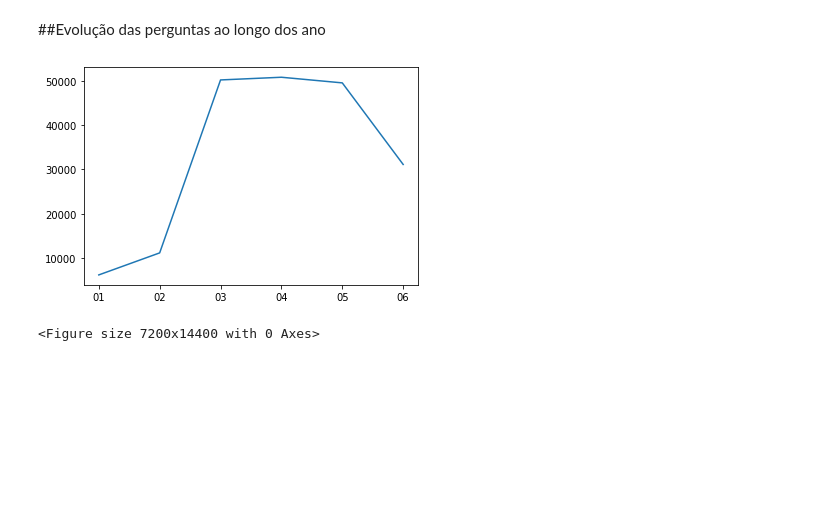
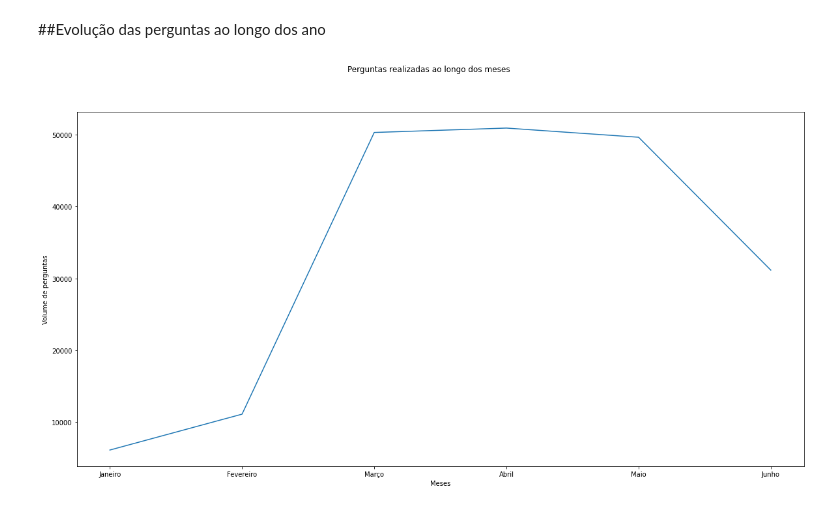
Before and after one commit to albert-melo/ProgCiencia-de-Dados, a Jupyter notebook: WorkProgCienciaDados.ipynb, the cells around one changed output. Saved outputs shown, nothing was run; the diff lists cells and outputs as text; code cells hidden in the pictures; blank space fills up the shorter version.

Commit message:
Inserido o grafico das postagens de perguntas ao longo dos meses

```diff
--- a/WorkProgCienciaDados.ipynb
+++ b/WorkProgCienciaDados.ipynb
@@ -352,26 +320,28 @@ KeyError: ignored
 
 ##Evolução das perguntas ao longo dos ano
 # %%
-meses = ['Janeiro','Fevereiro', 'Março', 'Abril', 'Maio', 'Junho', 'Julho', 'Agosto', 'Setembro', 'Outubro', 'Novembro', 'Dezembro']
+meses = ['Janeiro','Fevereiro', 'Março', 'Abril', 'Maio', 'Junho']
+duvidasDB2 = duvidasDB
+duvidasDB2['data'] = pd.to_datetime(duvidasDB2['data'])
+duvidasDB2['mes'] = duvidasDB2['data'].dt.strftime('%m')
+duvidasDB2 = duvidasDB2[ ['mes', 'duvida'] ]
 
-duvidasDB['data'] = pd.to_datetime(duvidasDB['data'])
-duvidasDB['mes'] = duvidasDB['data'].dt.strftime('%m')
-duvidasDB = duvidasDB[ ['mes', 'duvida'] ]
-
-#duvidasDB[ duvidasDB['data']== '02-01-2020']
-grp_data = duvidasDB.groupby('mes').count()
+grp_data = duvidasDB2.groupby('mes').count()
 
 y_qtde_postagens = grp_data
 dtpostagens = pd.DataFrame(grp_data)
 x_data_postagens = list(dtpostagens.index)
 
 
 import matplotlib.pyplot as plt
 import matplotlib.dates as md
-%matplotlib inline
-plt.plot( x_data_postagens, y_qtde_postagens )
-plt.figure( figsize=(100, 200))
+
+#%matplotlib inline
+plt.figure( figsize=(20, 10))
+plt.suptitle("Perguntas realizadas ao longo dos meses")
+plt.xlabel("Meses")
+plt.ylabel("Volume de perguntas")
+plt.plot( meses, y_qtde_postagens )
 plt.show()
 # %% [output]
-[figure, old version]
+[figure, new version]
-<Figure size 7200x14400 with 0 Axes>
```
Also changed, not shown: parts of 17 cells of this notebook.
